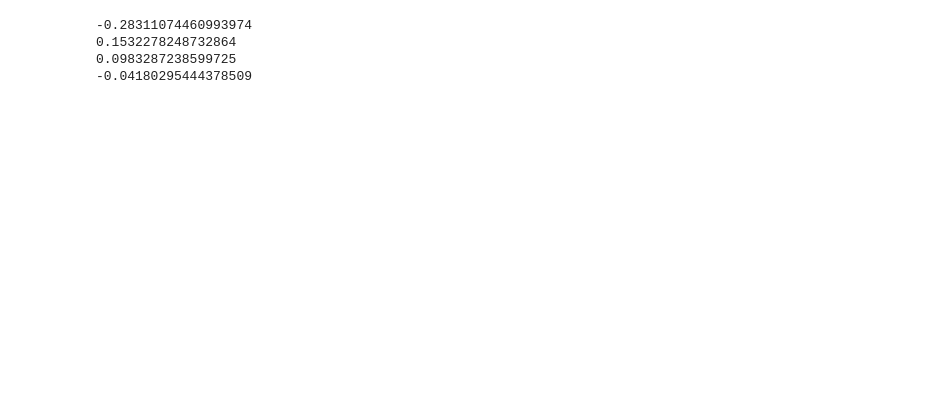
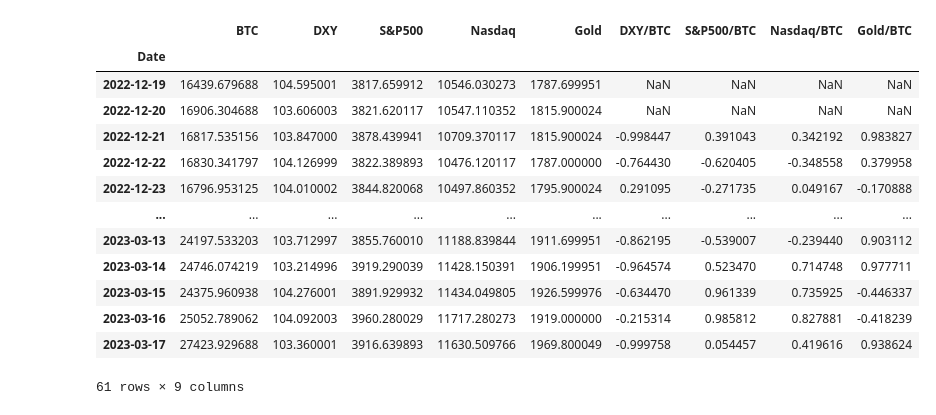
Before and after one commit to guevarch/BitcoinBuyZones, a Jupyter notebook: Final/BTC IND.ipynb, the cells around one changed output. Cells and saved outputs as stored; diff of their text form; code cells hidden in the pictures; blank space fills up the shorter version.

```diff
--- a/Final/BTC IND.ipynb
+++ b/Final/BTC IND.ipynb
@@ -218,10 +217,0 @@ data1
-# %%
-print(data1.DXY.mean())
-print(data1.Nasdaq.mean())
-print(data1['S&P 500'].mean())
-print(data1['Gold'].mean())
-# %% [output]
--0.28311074460993974
-0.1532278248732864
-0.0983287238599725
--0.04180295444378509
@@ -228,3 +232,49 @@ print(data1['Gold'].mean())
+# %%
+import yfinance as yf
+import pandas as pd
+
+tickers_list = ['BTC-USD','DX=F', '^GSPC', '^IXIC', 'GC=F']
+
+# Fetch data for all tickers using a for loop
+data = {}
+for ticker in tickers_list:
+    data[ticker] = yf.Ticker(ticker).history(period='3mo', interval='1d', actions=False)['Close']
+
+# Filter out NaN values using list comprehension
+data = {ticker: close[~close.isna()] for ticker, close in data.items()}
+
+# Merge data using inner join
+merge = pd.concat(data, axis=1, join='inner')
+merge.columns = [ticker for ticker, close in data.items()]
+
+# Rename columns
+merge = merge.rename(columns={"BTC-USD": "BTC", "DX=F": "DXY", "^GSPC": "S&P500", "^IXIC": "Nasdaq", "GC=F": "Gold"})
+assets = [('DXY', 'DXY/BTC'), ('S&P500', 'S&P500/BTC'), ('Nasdaq', 'Nasdaq/BTC'), ('Gold', 'Gold/BTC')]
+
+# Use a for loop to calculate the correlation for each asset pair
+correlations = {}
+for asset, col_name in assets:
+    correlations[col_name] = merge['BTC'].rolling(3).corr(merge[asset])
+
+# Use the assign method to add the correlations as new columns to the DataFrame
+merge = merge.assign(**correlations)
+
+merge
+# %% [output]
+|  | BTC | DXY | S&P500 | Nasdaq | Gold | DXY/BTC | S&P500/BTC | Nasdaq/BTC | Gold/BTC |
+| Date |  |  |  |  |  |  |  |  |  |
+| 2022-12-19 | 16439.679688 | 104.595001 | 3817.659912 | 10546.030273 | 1787.699951 | NaN | NaN | NaN | NaN |
+| 2022-12-20 | 16906.304688 | 103.606003 | 3821.620117 | 10547.110352 | 1815.900024 | NaN | NaN | NaN | NaN |
+| 2022-12-21 | 16817.535156 | 103.847000 | 3878.439941 | 10709.370117 | 1815.900024 | -0.998447 | 0.391043 | 0.342192 | 0.983827 |
+| 2022-12-22 | 16830.341797 | 104.126999 | 3822.389893 | 10476.120117 | 1787.000000 | -0.764430 | -0.620405 | -0.348558 | 0.379958 |
+| 2022-12-23 | 16796.953125 | 104.010002 | 3844.820068 | 10497.860352 | 1795.900024 | 0.291095 | -0.271735 | 0.049167 | -0.170888 |
+| ... | ... | ... | ... | ... | ... | ... | ... | ... | ... |
+| 2023-03-13 | 24197.533203 | 103.712997 | 3855.760010 | 11188.839844 | 1911.699951 | -0.862195 | -0.539007 | -0.239440 | 0.903112 |
+| 2023-03-14 | 24746.074219 | 103.214996 | 3919.290039 | 11428.150391 | 1906.199951 | -0.964574 | 0.523470 | 0.714748 | 0.977711 |
+| 2023-03-15 | 24375.960938 | 104.276001 | 3891.929932 | 11434.049805 | 1926.599976 | -0.634470 | 0.961339 | 0.735925 | -0.446337 |
+| 2023-03-16 | 25052.789062 | 104.092003 | 3960.280029 | 11717.280273 | 1919.000000 | -0.215314 | 0.985812 | 0.827881 | -0.418239 |
+| 2023-03-17 | 27423.929688 | 103.360001 | 3916.639893 | 11630.509766 | 1969.800049 | -0.999758 | 0.054457 | 0.419616 | 0.938624 |
+61 rows × 9 columns
 # %%
 import plotly.graph_objs as go
 
```
Also changed, not shown: parts of 4 cells of this notebook, 16 other files.
